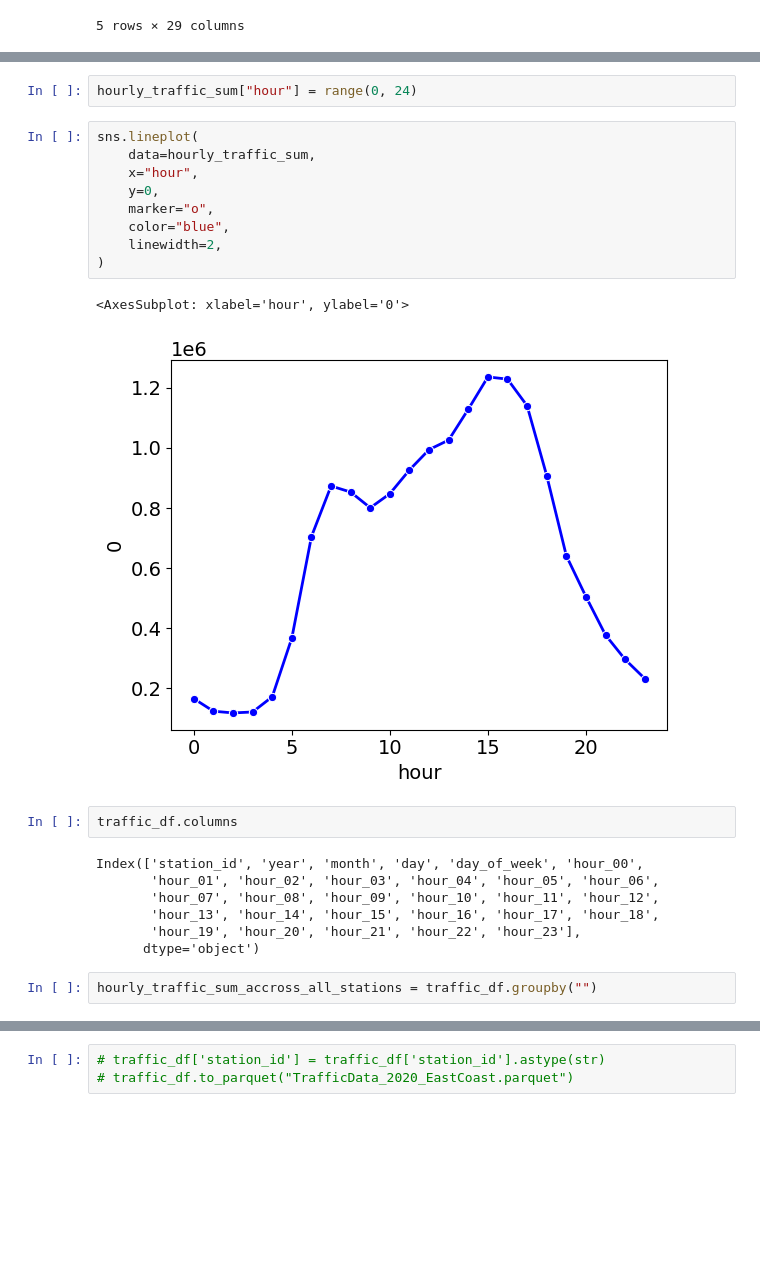
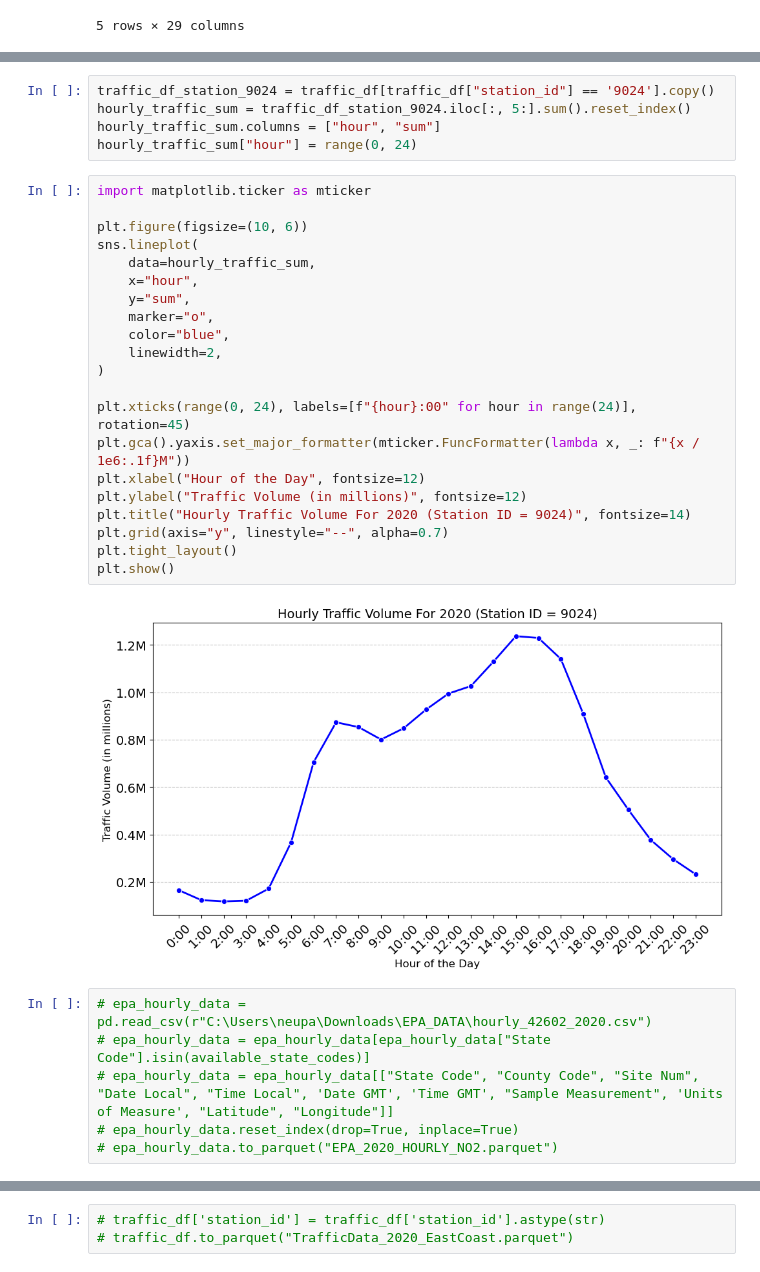
Before and after one commit to SujanNeupane42/NO2-vs-Traffic-Analysis-using-PySpark-and-GeoPandas, a Jupyter notebook: main_notebook.ipynb, the cells around one changed output, grey strips where cells are left out. Saved outputs shown, nothing was run; the diff lists cells and outputs as text; blank space fills up the shorter version.

```diff
--- a/main_notebook.ipynb
+++ b/main_notebook.ipynb
@@ -1499,25 +1498,34 @@ hourly_traffic_sum = traffic_df_station_9024.iloc[:, 5:].sum().reset_index()
-# %%
-hourly_traffic_sum["hour"] = range(0, 24)
-# %%
-sns.lineplot(
-    data=hourly_traffic_sum,
-    x="hour",
-    y=0,
-    marker="o",
-    color="blue",
-    linewidth=2,
-)
-# %% [output]
-<AxesSubplot: xlabel='hour', ylabel='0'>
-[figure, removed]
-# %%
-traffic_df.columns
-# %% [output]
-Index(['station_id', 'year', 'month', 'day', 'day_of_week', 'hour_00',
-       'hour_01', 'hour_02', 'hour_03', 'hour_04', 'hour_05', 'hour_06',
-       'hour_07', 'hour_08', 'hour_09', 'hour_10', 'hour_11', 'hour_12',
-       'hour_13', 'hour_14', 'hour_15', 'hour_16', 'hour_17', 'hour_18',
-       'hour_19', 'hour_20', 'hour_21', 'hour_22', 'hour_23'],
-      dtype='object')
-# %%
-hourly_traffic_sum_accross_all_stations = traffic_df.groupby("")
+# %%
+traffic_df_station_9024 = traffic_df[traffic_df["station_id"] == '9024'].copy()
+hourly_traffic_sum = traffic_df_station_9024.iloc[:, 5:].sum().reset_index()
+hourly_traffic_sum.columns = ["hour", "sum"]
+hourly_traffic_sum["hour"] = range(0, 24)
+# %%
+import matplotlib.ticker as mticker
+
+plt.figure(figsize=(10, 6))
+sns.lineplot(
+    data=hourly_traffic_sum,
+    x="hour",
+    y="sum",
+    marker="o",
+    color="blue",
+    linewidth=2,
+)
+
+plt.xticks(range(0, 24), labels=[f"{hour}:00" for hour in range(24)], rotation=45)
+plt.gca().yaxis.set_major_formatter(mticker.FuncFormatter(lambda x, _: f"{x / 1e6:.1f}M"))
+plt.xlabel("Hour of the Day", fontsize=12)
+plt.ylabel("Traffic Volume (in millions)", fontsize=12)
+plt.title("Hourly Traffic Volume For 2020 (Station ID = 9024)", fontsize=14)
+plt.grid(axis="y", linestyle="--", alpha=0.7)
+plt.tight_layout()
+plt.show()
+# %% [output]
+[figure, added]
+# %%
+# epa_hourly_data = pd.read_csv(r"C:\Users\neupa\Downloads\EPA_DATA\hourly_42602_2020.csv")
+# epa_hourly_data = epa_hourly_data[epa_hourly_data["State Code"].isin(available_state_codes)]
+# epa_hourly_data = epa_hourly_data[["State Code", "County Code", "Site Num", "Date Local", "Time Local", 'Date GMT', 'Time GMT', "Sample Measurement", 'Units of Measure', "Latitude", "Longitude"]]
+# epa_hourly_data.reset_index(drop=True, inplace=True)
+# epa_hourly_data.to_parquet("EPA_2020_HOURLY_NO2.parquet")
```
Also changed, not shown: parts of 10 cells of this notebook.
